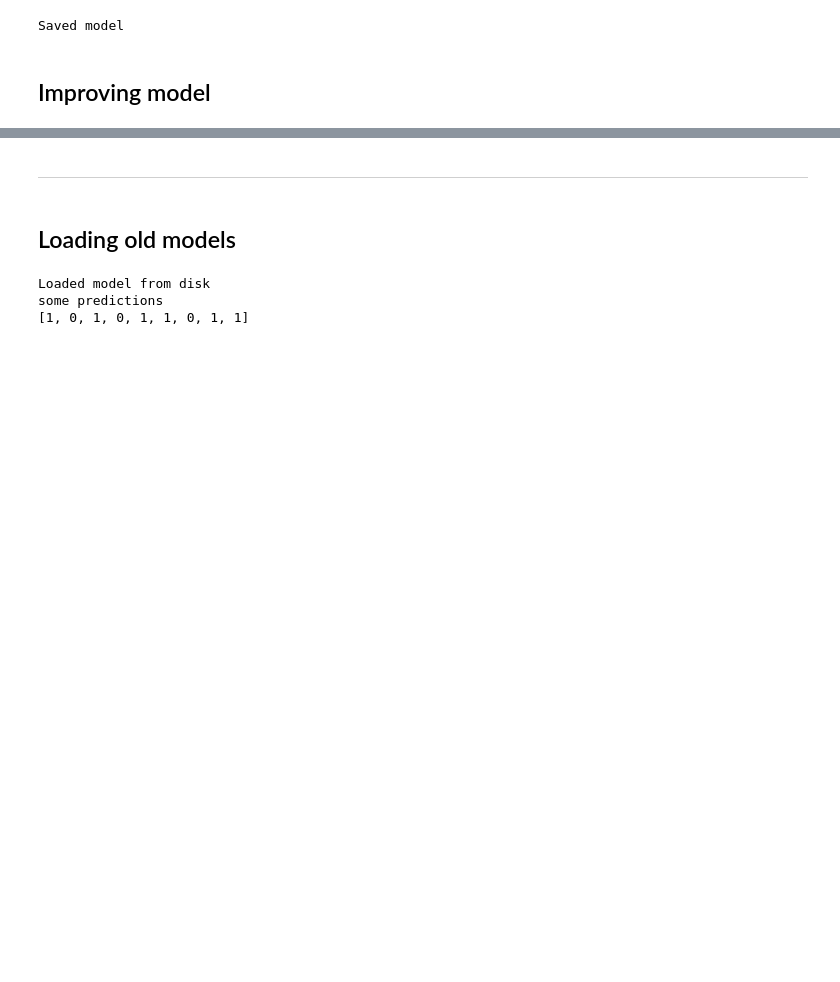
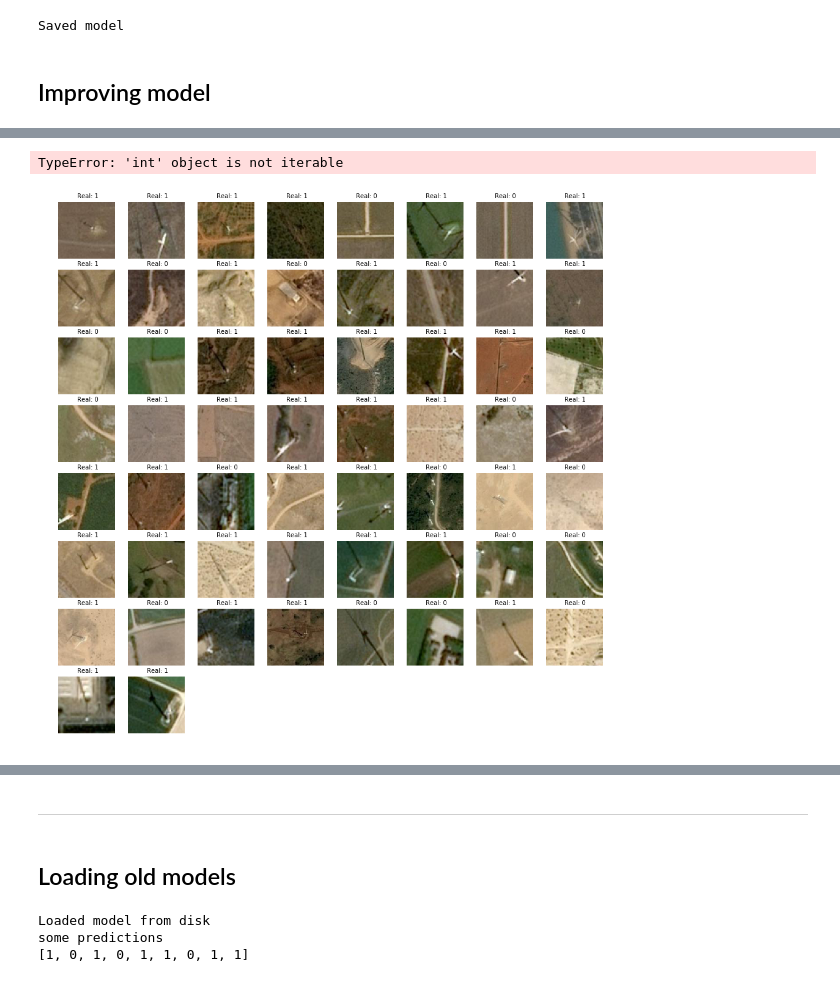
Before and after one commit to ppmdatix/ChallengeIA, a Jupyter notebook: ChallengeIA.ipynb, the cells around one changed output, grey strips where cells are left out. Saved outputs shown, nothing was run; the diff lists cells and outputs as text; code cells hidden in the pictures; blank space fills up the shorter version.

```diff
--- a/ChallengeIA.ipynb
+++ b/ChallengeIA.ipynb
@@ -50,7 +50,7 @@ input_shape = (size, size, 3)
 # %% [markdown]
 ## Loading data. Numpy arrays
 # %%
-XTRAIN, train_label1, x_test = loadDATA(PATH=os.getcwd(),full=True, some=False, little=10)
+XTRAIN, train_label1, x_test = loadDATA(PATH=os.getcwd(),full=False, some=True, little=2000)
 system('say Data chargée!')
 print("Data chargée!")
 print("Input data shape : ")
@@ -241,0 +316,4 @@ lab = train_labels[-size:]
+# %%
+visualizeUncertainLabels(x_test, predictionProba,.1)
+# %% [output]
+TypeError: 'int' object is not iterable
@@ -242,3 +336,7 @@ lab = train_labels[-size:]
+# %%
+visualize_incorrect_labels(Xvizu, labs)
+# %% [output]
+[figure, added]
 # %%
 visualize_incorrect_labels(Xviz, lab, np.array(pr))
 # %% [output]
```
Also changed, not shown: parts of 25 cells of this notebook, 3 other files.
